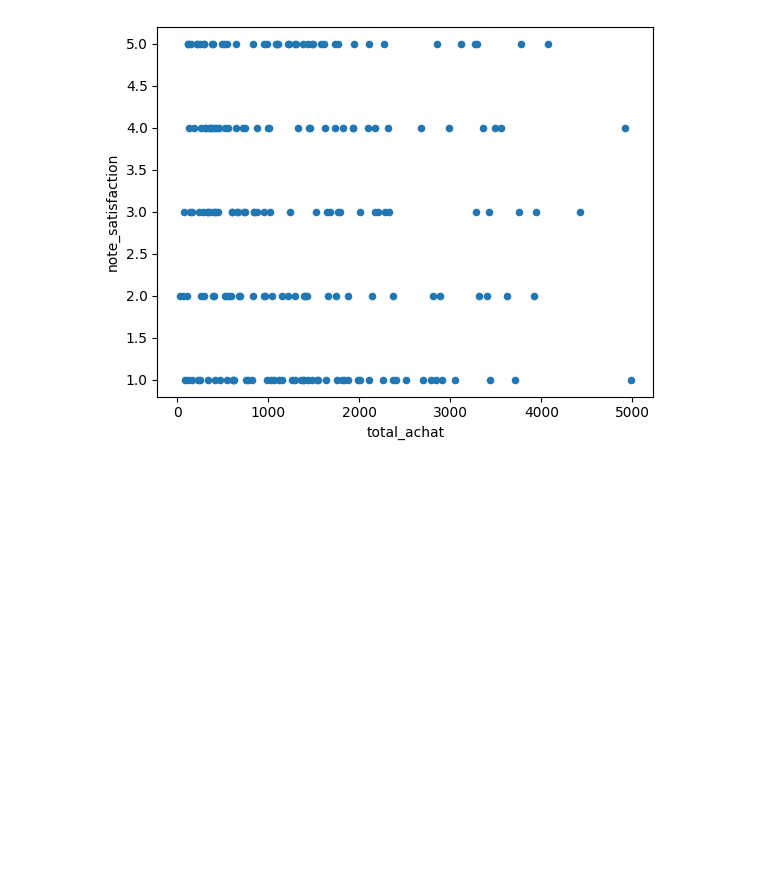
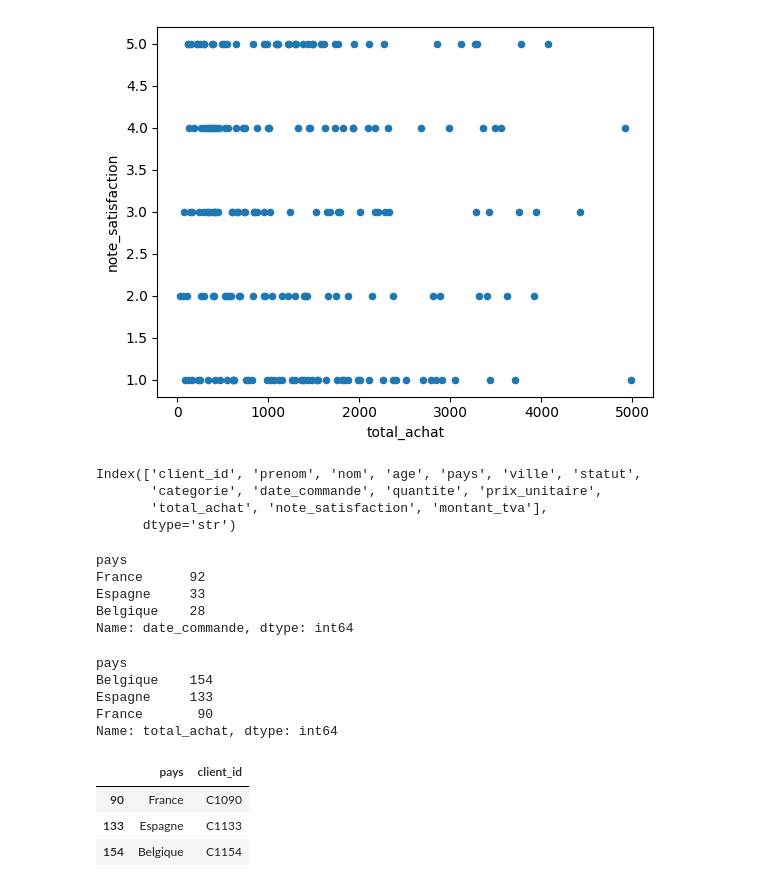
Before and after one commit to H3-8/pandas, a Jupyter notebook: notebook.ipynb, the cells around one changed output. Drawn from its saved outputs; the diff is of its cells as text; code cells hidden in the pictures; blank space fills up the shorter version.

```diff
--- a/notebook.ipynb
+++ b/notebook.ipynb
@@ -143,3 +143,36 @@ df.plot(kind='scatter', x='total_achat', y='note_satisfaction')
 # %% [output]
 <Axes: xlabel='total_achat', ylabel='note_satisfaction'>
 [figure]
+# %%
+df.columns
+# %% [output]
+Index(['client_id', 'prenom', 'nom', 'age', 'pays', 'ville', 'statut',
+       'categorie', 'date_commande', 'quantite', 'prix_unitaire',
+       'total_achat', 'note_satisfaction', 'montant_tva'],
+      dtype='str')
+# %%
+df.groupby('pays')['date_commande'].count().nlargest(3)
+# %% [output]
+pays
+France      92
+Espagne     33
+Belgique    28
+Name: date_commande, dtype: int64
+# %%
+df_big_three = ['France', 'Espagne', 'Belgique']
+df_top_client = df.loc[df.pays.isin(df_big_three)]
+df_top_client.groupby('pays')['total_achat'].idxmax()
+# %% [output]
+pays
+Belgique    154
+Espagne     133
+France       90
+Name: total_achat, dtype: int64
+# %%
+df_top_client = df_top_client.loc[[90, 133, 154], ['pays', 'client_id']]
+df_top_client
+# %% [output]
+|  | pays | client_id |
+| 90 | France | C1090 |
+| 133 | Espagne | C1133 |
+| 154 | Belgique | C1154 |
```
